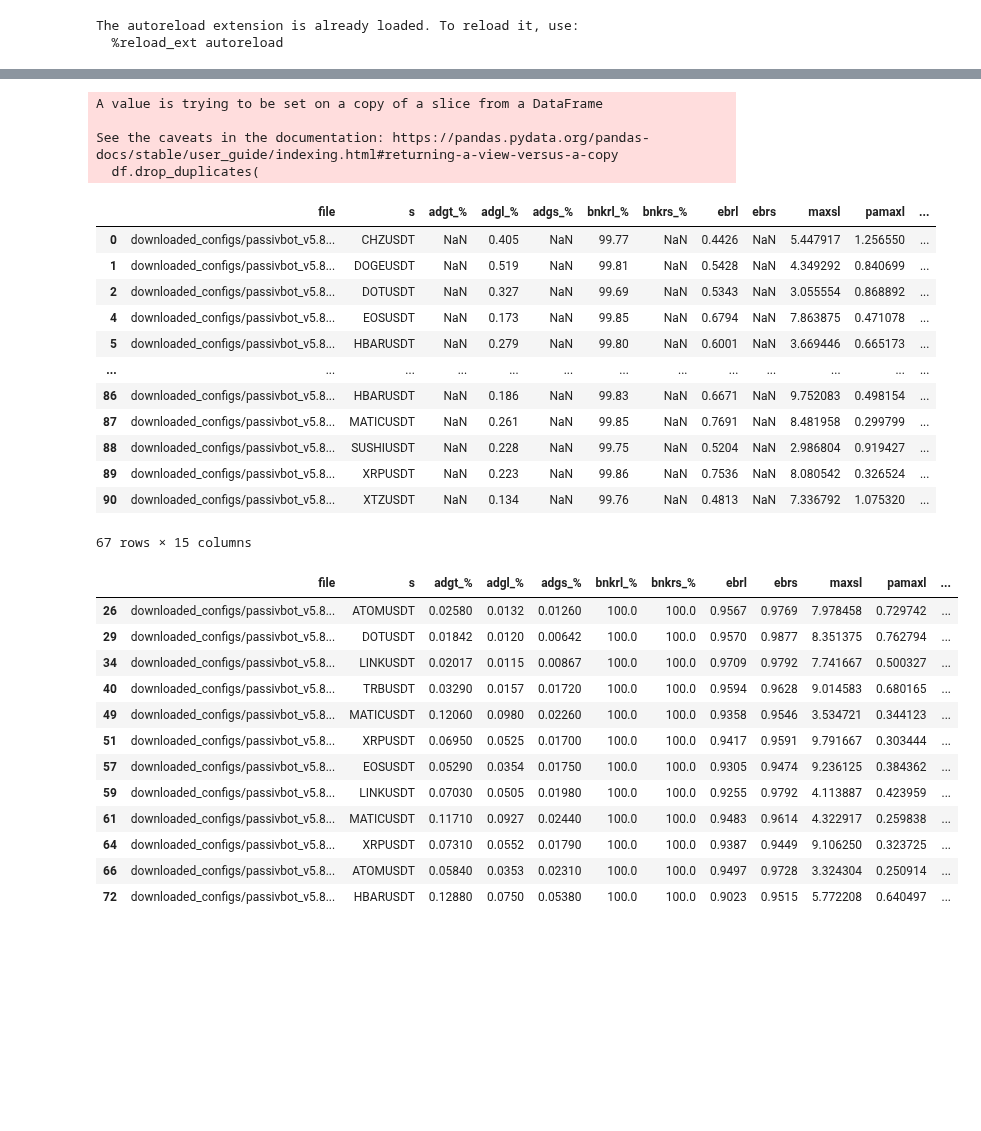
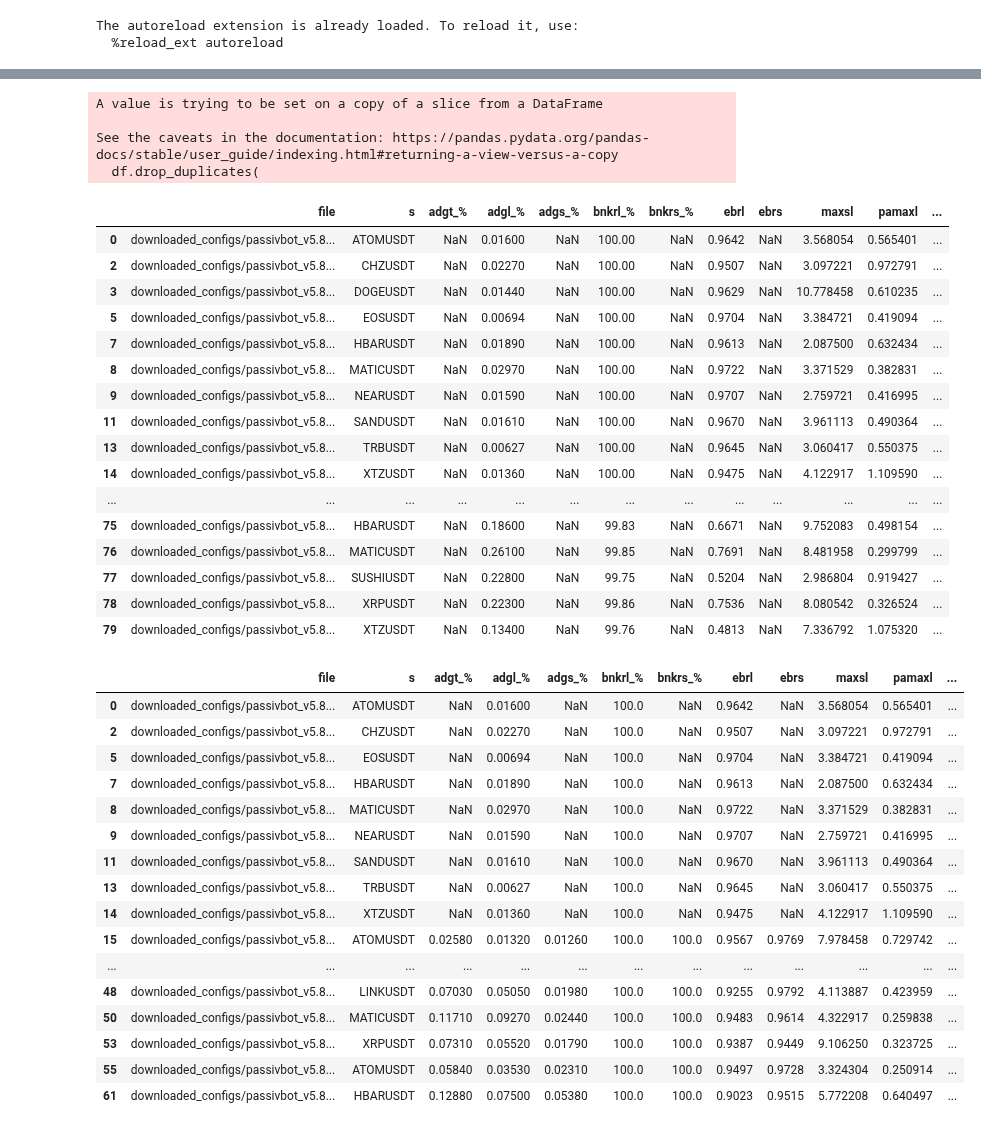
Before and after one commit to shroukkhan/passivbot, a Jupyter notebook: analyze_result.ipynb, the cells around one changed output, grey strips where cells are left out. Drawn from its saved outputs; the diff is of its cells as text; code cells hidden in the pictures; blank space fills up the shorter version.

```diff
--- a/analyze_result.ipynb
+++ b/analyze_result.ipynb
@@ -14,6 +14,16 @@ import os
 
 big_data = pd.DataFrame()
 top_level_folder_list = [
+    'configs/harmony/recursive/harmony_recurv_auenabled_longonly_1.0WE_bwtp_off',
+    'configs/harmony/recursive/harmony_recurv_auenabled_longshort_0.25_0.12WE_bwtp_off',
+    'configs/harmony/recursive/harmony_recurv_noau_longshort_0.25_0.12WE_bwtpoff',
+    'configs/harmony/recursive/harmony_recurv_noau_shortonly_1.0WE_bwtp_off',
+    'configs/particle_swarm/neat/neat_grid_nov_20',
+    'configs/particle_swarm/neat/PSO_scalper_40%mingrid',
+    'configs/particle_swarm/neat/tight_0.3_0.4_long',
+    'configs/particle_swarm/neat/wider_0.3_0.4_long',
+    'configs/particle_swarm/recursive/November',
+    'configs/particle_swarm/recursive/pso_recursive_auenabled_longshort',
     'downloaded_configs/passivbot_v5.8.0/configs/harmony/recursive/harmony_recurv_auenabled_longonly_1.0WE_bwtp_off',
     'downloaded_configs/passivbot_v5.8.0/configs/particle_swarm/neat',
     'downloaded_configs/passivbot_v5.8.0/configs/particle_swarm/recursive/pso_recursive_auenabled_longshort',
@@ -157,42 +167,51 @@ A value is trying to be set on a copy of a slice from a DataFrame
 See the caveats in the documentation: https://pandas.pydata.org/pandas-docs/stable/user_guide/indexing.html#returning-a-view-versus-a-copy
   df.drop_duplicates(
 |  | file | s | adgt_% | adgl_% | adgs_% | bnkrl_% | bnkrs_% | ebrl | ebrs | maxsl | pamaxl | ... |
-| 0 | downloaded_configs/passivbot_v5.8... | CHZUSDT | NaN | 0.405 | NaN | 99.77 | NaN | 0.4426 | NaN | 5.447917 | 1.256550 | ... |
-| 1 | downloaded_configs/passivbot_v5.8... | DOGEUSDT | NaN | 0.519 | NaN | 99.81 | NaN | 0.5428 | NaN | 4.349292 | 0.840699 | ... |
-| 2 | downloaded_configs/passivbot_v5.8... | DOTUSDT | NaN | 0.327 | NaN | 99.69 | NaN | 0.5343 | NaN | 3.055554 | 0.868892 | ... |
-| 4 | downloaded_configs/passivbot_v5.8... | EOSUSDT | NaN | 0.173 | NaN | 99.85 | NaN | 0.6794 | NaN | 7.863875 | 0.471078 | ... |
-| 5 | downloaded_configs/passivbot_v5.8... | HBARUSDT | NaN | 0.279 | NaN | 99.80 | NaN | 0.6001 | NaN | 3.669446 | 0.665173 | ... |
+| 0 | downloaded_configs/passivbot_v5.8... | ATOMUSDT | NaN | 0.01600 | NaN | 100.00 | NaN | 0.9642 | NaN | 3.568054 | 0.565401 | ... |
+| 2 | downloaded_configs/passivbot_v5.8... | CHZUSDT | NaN | 0.02270 | NaN | 100.00 | NaN | 0.9507 | NaN | 3.097221 | 0.972791 | ... |
+| 3 | downloaded_configs/passivbot_v5.8... | DOGEUSDT | NaN | 0.01440 | NaN | 100.00 | NaN | 0.9629 | NaN | 10.778458 | 0.610235 | ... |
+| 5 | downloaded_configs/passivbot_v5.8... | EOSUSDT | NaN | 0.00694 | NaN | 100.00 | NaN | 0.9704 | NaN | 3.384721 | 0.419094 | ... |
+| 7 | downloaded_configs/passivbot_v5.8... | HBARUSDT | NaN | 0.01890 | NaN | 100.00 | NaN | 0.9613 | NaN | 2.087500 | 0.632434 | ... |
+| 8 | downloaded_configs/passivbot_v5.8... | MATICUSDT | NaN | 0.02970 | NaN | 100.00 | NaN | 0.9722 | NaN | 3.371529 | 0.382831 | ... |
+| 9 | downloaded_configs/passivbot_v5.8... | NEARUSDT | NaN | 0.01590 | NaN | 100.00 | NaN | 0.9707 | NaN | 2.759721 | 0.416995 | ... |
+| 11 | downloaded_configs/passivbot_v5.8... | SANDUSDT | NaN | 0.01610 | NaN | 100.00 | NaN | 0.9670 | NaN | 3.961113 | 0.490364 | ... |
+| 13 | downloaded_configs/passivbot_v5.8... | TRBUSDT | NaN | 0.00627 | NaN | 100.00 | NaN | 0.9645 | NaN | 3.060417 | 0.550375 | ... |
+| 14 | downloaded_configs/passivbot_v5.8... | XTZUSDT | NaN | 0.01360 | NaN | 100.00 | NaN | 0.9475 | NaN | 4.122917 | 1.109590 | ... |
 | ... | ... | ... | ... | ... | ... | ... | ... | ... | ... | ... | ... | ... |
-| 86 | downloaded_configs/passivbot_v5.8... | HBARUSDT | NaN | 0.186 | NaN | 99.83 | NaN | 0.6671 | NaN | 9.752083 | 0.498154 | ... |
-| 87 | downloaded_configs/passivbot_v5.8... | MATICUSDT | NaN | 0.261 | NaN | 99.85 | NaN | 0.7691 | NaN | 8.481958 | 0.299799 | ... |
-| 88 | downloaded_configs/passivbot_v5.8... | SUSHIUSDT | NaN | 0.228 | NaN | 99.75 | NaN | 0.5204 | NaN | 2.986804 | 0.919427 | ... |
-| 89 | downloaded_configs/passivbot_v5.8... | XRPUSDT | NaN | 0.223 | NaN | 99.86 | NaN | 0.7536 | NaN | 8.080542 | 0.326524 | ... |
-| 90 | downloaded_configs/passivbot_v5.8... | XTZUSDT | NaN | 0.134 | NaN | 99.76 | NaN | 0.4813 | NaN | 7.336792 | 1.075320 | ... |
+| 75 | downloaded_configs/passivbot_v5.8... | HBARUSDT | NaN | 0.18600 | NaN | 99.83 | NaN | 0.6671 | NaN | 9.752083 | 0.498154 | ... |
+| 76 | downloaded_configs/passivbot_v5.8... | MATICUSDT | NaN | 0.26100 | NaN | 99.85 | NaN | 0.7691 | NaN | 8.481958 | 0.299799 | ... |
+| 77 | downloaded_configs/passivbot_v5.8... | SUSHIUSDT | NaN | 0.22800 | NaN | 99.75 | NaN | 0.5204 | NaN | 2.986804 | 0.919427 | ... |
+| 78 | downloaded_configs/passivbot_v5.8... | XRPUSDT | NaN | 0.22300 | NaN | 99.86 | NaN | 0.7536 | NaN | 8.080542 | 0.326524 | ... |
+| 79 | downloaded_configs/passivbot_v5.8... | XTZUSDT | NaN | 0.13400 | NaN | 99.76 | NaN | 0.4813 | NaN | 7.336792 | 1.075320 | ... |
-67 rows × 15 columns
 # %%
 dl_proposed = dx[
     #(dx['lm'] == 'n') &
     (dx['bnkrl_%'] == 100) &
-    (dx['ebrl'] > 0.9) & #&
-    (dx['ebrs'] > 0.9) & #&
+    (dx['ebrl'] > 0.9) &  #&
+    ((dx['ebrs'] > 0.9) | (dx['ebrs'].isnull())) &  #&
     # (dx['adgl_%'] > 0.04)
-    #(dx['pastdl'] < 0.1) &
-    (dx['maxsl'] < 10) &
-    (dx['maxss'] < 10)
+    (dx['pastdl'] < 0.1) &
+    ((dx['pastds'] < 0.1) | (dx['pastds'].isnull())) &  #
+    (dx['maxsl'] < 10)  #&
+    #  (dx['maxss'] < 10)
     ]
 #dl_proposed = dl_proposed[['file','s','adgl_%', 'bnkrl_%', 'ebrl',  'maxsl', 'pamaxl','pastdl' ]]
 dl_proposed
 # %% [output]
 |  | file | s | adgt_% | adgl_% | adgs_% | bnkrl_% | bnkrs_% | ebrl | ebrs | maxsl | pamaxl | ... |
-| 26 | downloaded_configs/passivbot_v5.8... | ATOMUSDT | 0.02580 | 0.0132 | 0.01260 | 100.0 | 100.0 | 0.9567 | 0.9769 | 7.978458 | 0.729742 | ... |
-| 29 | downloaded_configs/passivbot_v5.8... | DOTUSDT | 0.01842 | 0.0120 | 0.00642 | 100.0 | 100.0 | 0.9570 | 0.9877 | 8.351375 | 0.762794 | ... |
-| 34 | downloaded_configs/passivbot_v5.8... | LINKUSDT | 0.02017 | 0.0115 | 0.00867 | 100.0 | 100.0 | 0.9709 | 0.9792 | 7.741667 | 0.500327 | ... |
-| 40 | downloaded_configs/passivbot_v5.8... | TRBUSDT | 0.03290 | 0.0157 | 0.01720 | 100.0 | 100.0 | 0.9594 | 0.9628 | 9.014583 | 0.680165 | ... |
-| 49 | downloaded_configs/passivbot_v5.8... | MATICUSDT | 0.12060 | 0.0980 | 0.02260 | 100.0 | 100.0 | 0.9358 | 0.9546 | 3.534721 | 0.344123 | ... |
-| 51 | downloaded_configs/passivbot_v5.8... | XRPUSDT | 0.06950 | 0.0525 | 0.01700 | 100.0 | 100.0 | 0.9417 | 0.9591 | 9.791667 | 0.303444 | ... |
-| 57 | downloaded_configs/passivbot_v5.8... | EOSUSDT | 0.05290 | 0.0354 | 0.01750 | 100.0 | 100.0 | 0.9305 | 0.9474 | 9.236125 | 0.384362 | ... |
-| 59 | downloaded_configs/passivbot_v5.8... | LINKUSDT | 0.07030 | 0.0505 | 0.01980 | 100.0 | 100.0 | 0.9255 | 0.9792 | 4.113887 | 0.423959 | ... |
-| 61 | downloaded_configs/passivbot_v5.8... | MATICUSDT | 0.11710 | 0.0927 | 0.02440 | 100.0 | 100.0 | 0.9483 | 0.9614 | 4.322917 | 0.259838 | ... |
-| 64 | downloaded_configs/passivbot_v5.8... | XRPUSDT | 0.07310 | 0.0552 | 0.01790 | 100.0 | 100.0 | 0.9387 | 0.9449 | 9.106250 | 0.323725 | ... |
-| 66 | downloaded_configs/passivbot_v5.8... | ATOMUSDT | 0.05840 | 0.0353 | 0.02310 | 100.0 | 100.0 | 0.9497 | 0.9728 | 3.324304 | 0.250914 | ... |
-| 72 | downloaded_configs/passivbot_v5.8... | HBARUSDT | 0.12880 | 0.0750 | 0.05380 | 100.0 | 100.0 | 0.9023 | 0.9515 | 5.772208 | 0.640497 | ... |
+| 0 | downloaded_configs/passivbot_v5.8... | ATOMUSDT | NaN | 0.01600 | NaN | 100.0 | NaN | 0.9642 | NaN | 3.568054 | 0.565401 | ... |
+| 2 | downloaded_configs/passivbot_v5.8... | CHZUSDT | NaN | 0.02270 | NaN | 100.0 | NaN | 0.9507 | NaN | 3.097221 | 0.972791 | ... |
+| 5 | downloaded_configs/passivbot_v5.8... | EOSUSDT | NaN | 0.00694 | NaN | 100.0 | NaN | 0.9704 | NaN | 3.384721 | 0.419094 | ... |
+| 7 | downloaded_configs/passivbot_v5.8... | HBARUSDT | NaN | 0.01890 | NaN | 100.0 | NaN | 0.9613 | NaN | 2.087500 | 0.632434 | ... |
+| 8 | downloaded_configs/passivbot_v5.8... | MATICUSDT | NaN | 0.02970 | NaN | 100.0 | NaN | 0.9722 | NaN | 3.371529 | 0.382831 | ... |
+| 9 | downloaded_configs/passivbot_v5.8... | NEARUSDT | NaN | 0.01590 | NaN | 100.0 | NaN | 0.9707 | NaN | 2.759721 | 0.416995 | ... |
+| 11 | downloaded_configs/passivbot_v5.8... | SANDUSDT | NaN | 0.01610 | NaN | 100.0 | NaN | 0.9670 | NaN | 3.961113 | 0.490364 | ... |
+| 13 | downloaded_configs/passivbot_v5.8... | TRBUSDT | NaN | 0.00627 | NaN | 100.0 | NaN | 0.9645 | NaN | 3.060417 | 0.550375 | ... |
+| 14 | downloaded_configs/passivbot_v5.8... | XTZUSDT | NaN | 0.01360 | NaN | 100.0 | NaN | 0.9475 | NaN | 4.122917 | 1.109590 | ... |
+| 15 | downloaded_configs/passivbot_v5.8... | ATOMUSDT | 0.02580 | 0.01320 | 0.01260 | 100.0 | 100.0 | 0.9567 | 0.9769 | 7.978458 | 0.729742 | ... |
+| ... | ... | ... | ... | ... | ... | ... | ... | ... | ... | ... | ... | ... |
+| 48 | downloaded_configs/passivbot_v5.8... | LINKUSDT | 0.07030 | 0.05050 | 0.01980 | 100.0 | 100.0 | 0.9255 | 0.9792 | 4.113887 | 0.423959 | ... |
+| 50 | downloaded_configs/passivbot_v5.8... | MATICUSDT | 0.11710 | 0.09270 | 0.02440 | 100.0 | 100.0 | 0.9483 | 0.9614 | 4.322917 | 0.259838 | ... |
+| 53 | downloaded_configs/passivbot_v5.8... | XRPUSDT | 0.07310 | 0.05520 | 0.01790 | 100.0 | 100.0 | 0.9387 | 0.9449 | 9.106250 | 0.323725 | ... |
+| 55 | downloaded_configs/passivbot_v5.8... | ATOMUSDT | 0.05840 | 0.03530 | 0.02310 | 100.0 | 100.0 | 0.9497 | 0.9728 | 3.324304 | 0.250914 | ... |
+| 61 | downloaded_configs/passivbot_v5.8... | HBARUSDT | 0.12880 | 0.07500 | 0.05380 | 100.0 | 100.0 | 0.9023 | 0.9515 | 5.772208 | 0.640497 | ... |
```
Also changed, not shown: parts of 2 cells of this notebook, 4 other files.
